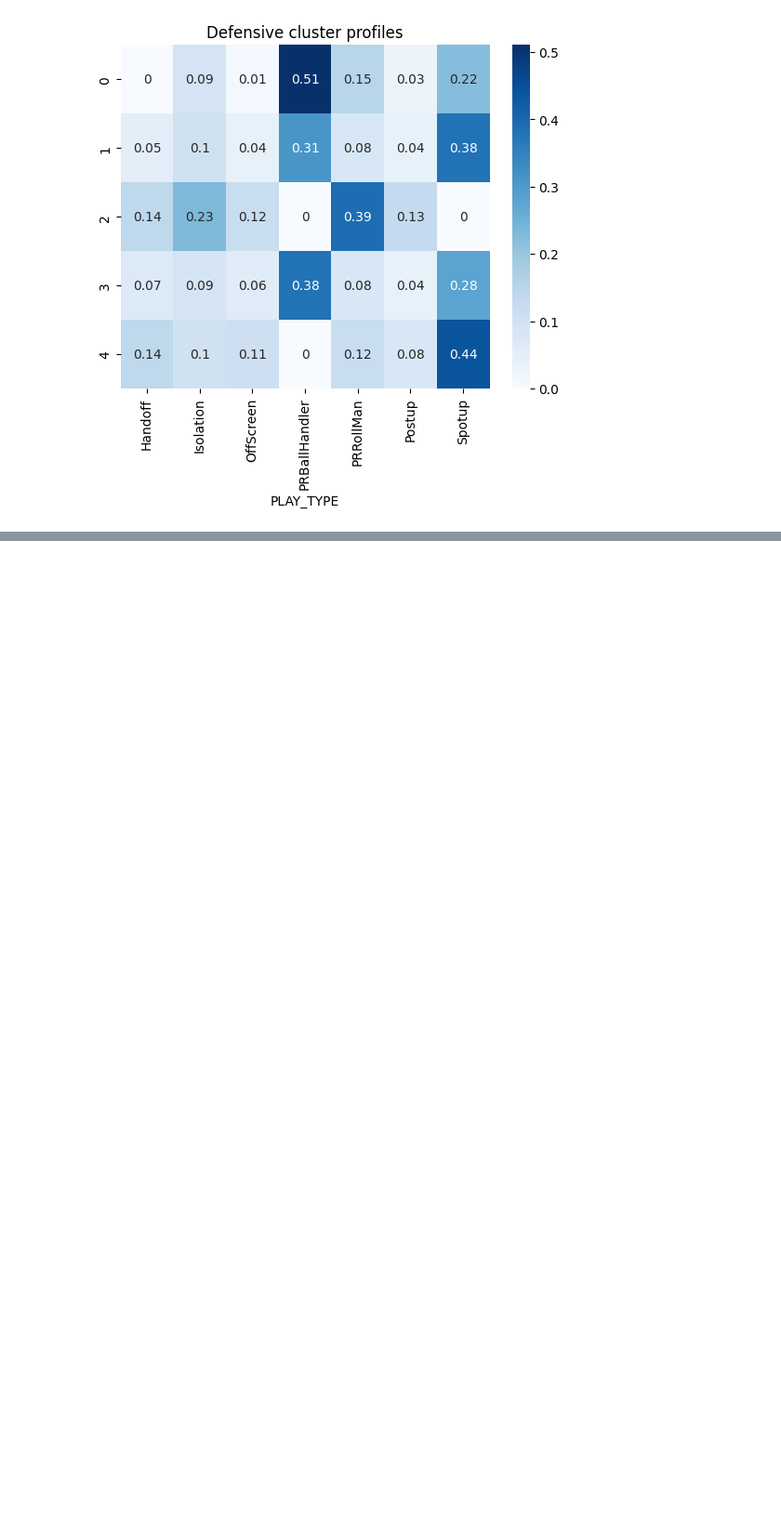
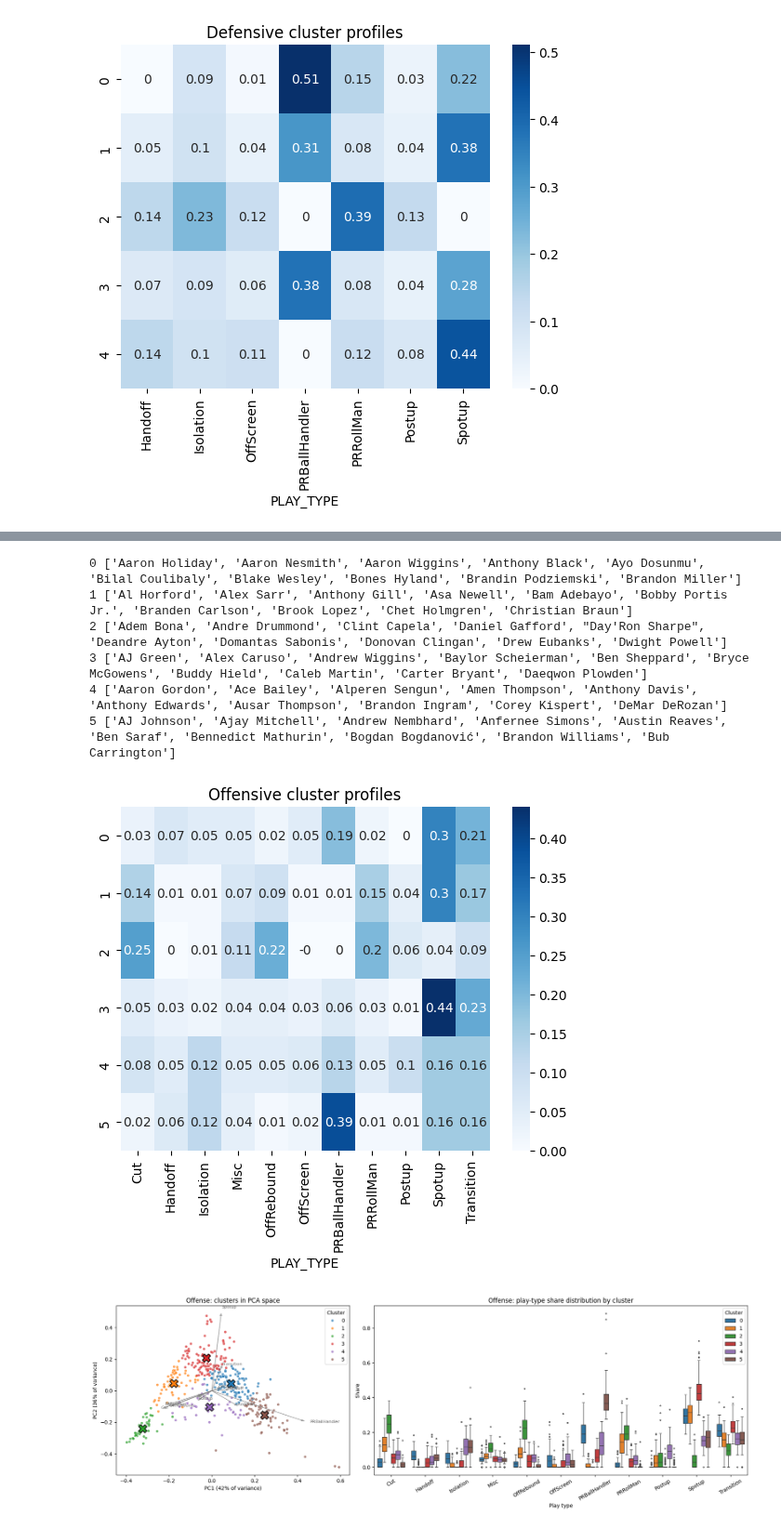
Before and after one commit to haejeg/nba-player-archetypes-and-clustering, a Jupyter notebook: notebooks/archetypes/nba_api_kmeans.ipynb, the cells around one changed output, grey strips where cells are left out. Shown at 93% size. Cells and saved outputs as stored; diff of their text form; code cells hidden in the pictures; blank space fills up the shorter version.

```diff
--- a/notebooks/archetypes/nba_api_kmeans.ipynb
+++ b/notebooks/archetypes/nba_api_kmeans.ipynb
@@ -97,0 +193,21 @@ plt.show()
+# %%
+km = KMeans(n_clusters=6, n_init=20, random_state=42).fit(offense_freq)
+offense_freq['Cluster'] = km.labels_
+
+# What each cluster runs (average share per play type)
+centers = pd.DataFrame(km.cluster_centers_, columns=offense_freq.columns.drop('Cluster')).round(2)
+centers['n_players'] = offense_freq['Cluster'].value_counts().sort_index()
+display(centers)
+
+# Who's in each cluster
+for c, grp in offense_freq.groupby('Cluster'):
+    print(c, grp.index[:10].tolist())
+
+sns.heatmap(centers.drop(columns='n_players'), annot=True, cmap='Blues')
+plt.title('Offensive cluster profiles')
+plt.show()
+
+plot_clusters(offense_freq, offense_freq['Cluster'], 'Offense')
+
+# Silhouette peaks at k=3, but that's too coarse for archetypes; k=6 is a local bump with balanced sizes
+# %% [output]
@@ -97,0 +221,8 @@ plt.show()
+0 ['Aaron Holiday', 'Aaron Nesmith', 'Aaron Wiggins', 'Anthony Black', 'Ayo Dosunmu', 'Bilal Coulibaly', 'Blake Wesley', 'Bones Hyland', 'Brandin Podziemski', 'Brandon Miller']
+1 ['Al Horford', 'Alex Sarr', 'Anthony Gill', 'Asa Newell', 'Bam Adebayo', 'Bobby Portis Jr.', 'Branden Carlson', 'Brook Lopez', 'Chet Holmgren', 'Christian Braun']
+2 ['Adem Bona', 'Andre Drummond', 'Clint Capela', 'Daniel Gafford', "Day'Ron Sharpe", 'Deandre Ayton', 'Domantas Sabonis', 'Donovan Clingan', 'Drew Eubanks', 'Dwight Powell']
+3 ['AJ Green', 'Alex Caruso', 'Andrew Wiggins', 'Baylor Scheierman', 'Ben Sheppard', 'Bryce McGowens', 'Buddy Hield', 'Caleb Martin', 'Carter Bryant', 'Daeqwon Plowden']
+4 ['Aaron Gordon', 'Ace Bailey', 'Alperen Sengun', 'Amen Thompson', 'Anthony Davis', 'Anthony Edwards', 'Ausar Thompson', 'Brandon Ingram', 'Corey Kispert', 'DeMar DeRozan']
+5 ['AJ Johnson', 'Ajay Mitchell', 'Andrew Nembhard', 'Anfernee Simons', 'Austin Reaves', 'Ben Saraf', 'Bennedict Mathurin', 'Bogdan Bogdanović', 'Brandon Williams', 'Bub Carrington']
+[figure, added]
+[figure, added]
```
Also changed, not shown: parts of 4 cells of this notebook, 1 other file.
